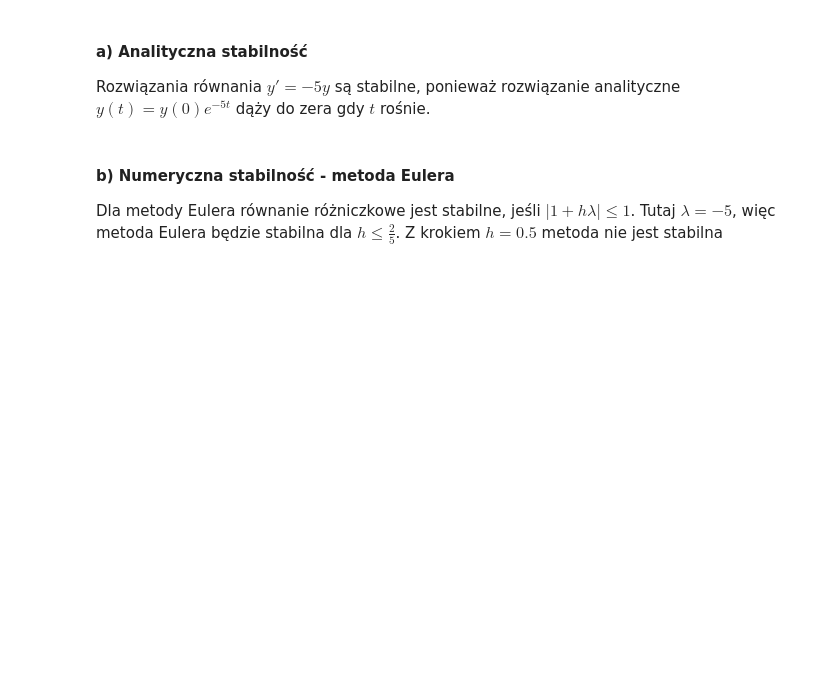
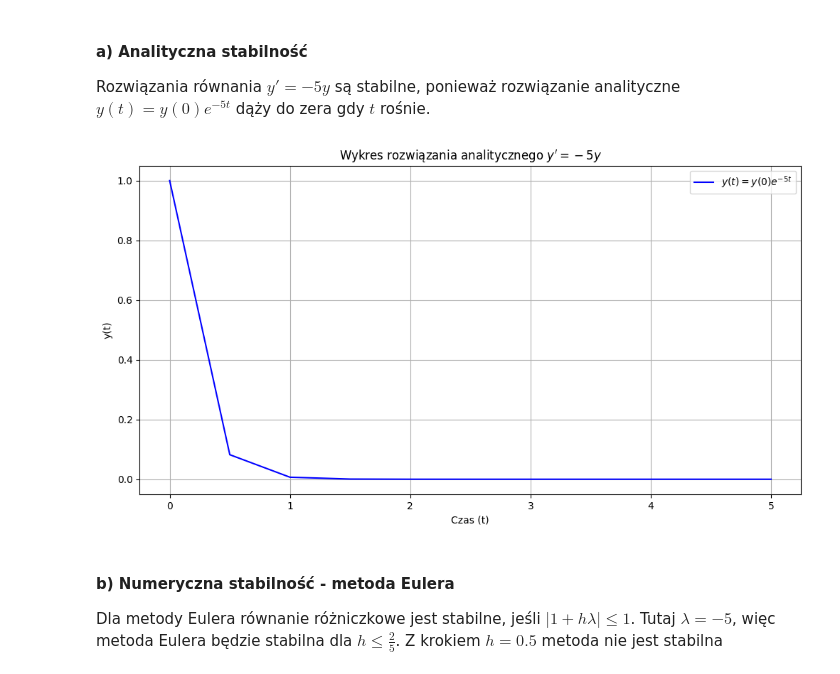
Before and after one commit to biganton/MOWNIT, a Jupyter notebook: lab9/lab9.ipynb, the cells around one changed output. Cells and saved outputs as stored; diff of their text form; code cells hidden in the pictures; blank space fills up the shorter version.

```diff
--- a/lab9/lab9.ipynb
+++ b/lab9/lab9.ipynb
@@ -38,6 +41,26 @@ z warunkiem początkowym $ y(0) = 1 $. Równanie rozwiązujemy numerycznie z kro
 # %% [markdown]
 #### a) Analityczna stabilność
 Rozwiązania równania $ y' = -5y $ są stabilne, ponieważ rozwiązanie analityczne $ y(t) = y(0)e^{-5t} $ dąży do zera gdy $ t $ rośnie.
+# %%
+import numpy as np
+import matplotlib.pyplot as plt
+
+y0 = 1
+T = 5
+h = 0.5
+t_values = np.arange(0, T+h, h)
+y_values = y0 * np.exp(-5 * t_values)
+
+plt.figure(figsize=(12, 6))
+plt.plot(t_values, y_values, label='$y(t) = y(0)e^{-5t}$', color='blue')
+plt.xlabel('Czas (t)')
+plt.ylabel('y(t)')
+plt.title('Wykres rozwiązania analitycznego $y\' = -5y$')
+plt.legend()
+plt.grid(True)
+plt.show()
+# %% [output]
+[figure, added]
 # %% [markdown]
 #### b) Numeryczna stabilność - metoda Eulera
 Dla metody Eulera równanie różniczkowe jest stabilne, jeśli $|1+h\lambda| ≤ 1$. Tutaj $\lambda=-5$, więc metoda Eulera będzie stabilna dla $h≤\frac{2}{5}$. Z krokiem $h = 0.5$ metoda nie jest stabilna
```
Also changed, not shown: parts of 7 cells of this notebook, 1 other file.
